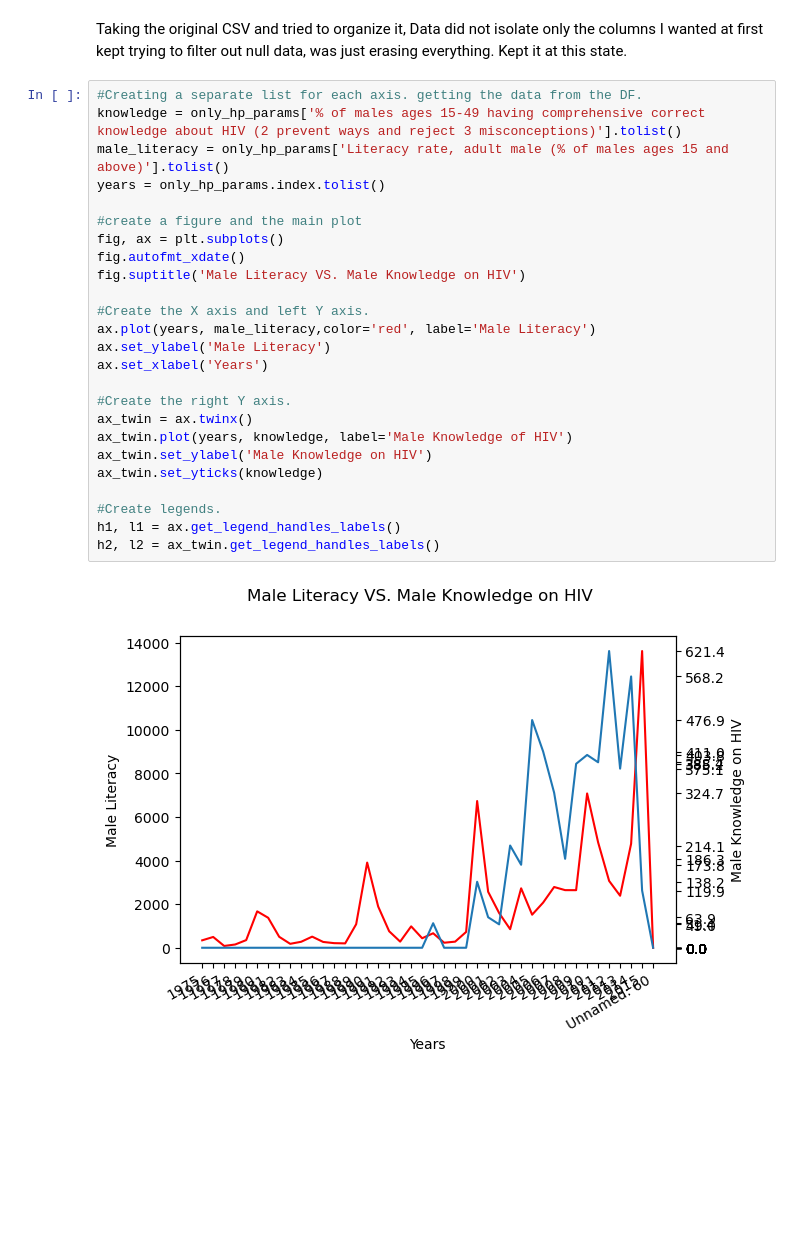
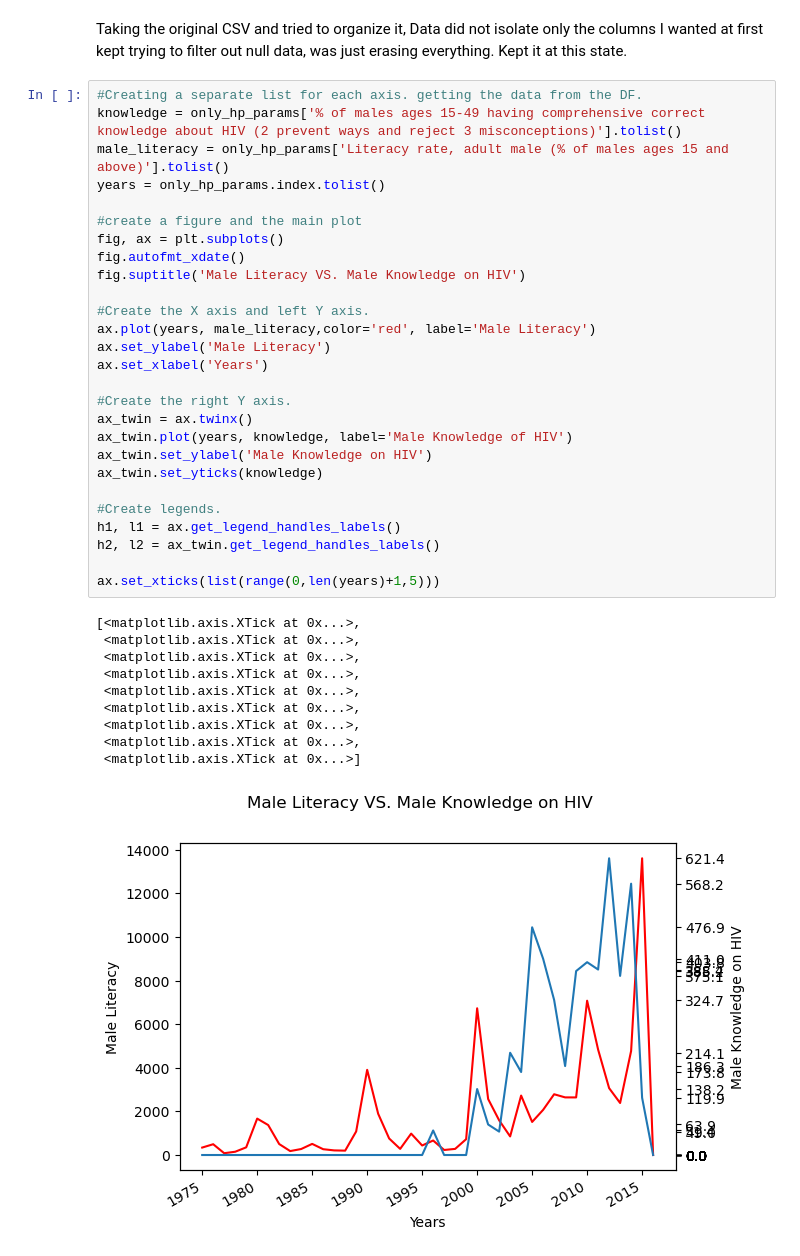
Before and after one commit to GreeneKP/helth_is_cool_eda, a Jupyter notebook: data/dualaxis.ipynb, the cells around one changed output. Drawn from its saved outputs; the diff is of its cells as text; blank space fills up the shorter version.

```diff
--- a/data/dualaxis.ipynb
+++ b/data/dualaxis.ipynb
@@ -43,27 +43,38 @@ Taking the original CSV and tried to organize it, Data did not isolate only the
 # %%
 #Creating a separate list for each axis. getting the data from the DF.
 knowledge = only_hp_params['% of males ages 15-49 having comprehensive correct knowledge about HIV (2 prevent ways and reject 3 misconceptions)'].tolist()
 male_literacy = only_hp_params['Literacy rate, adult male (% of males ages 15 and above)'].tolist()
 years = only_hp_params.index.tolist()
 
 #create a figure and the main plot
 fig, ax = plt.subplots()
 fig.autofmt_xdate()
 fig.suptitle('Male Literacy VS. Male Knowledge on HIV')
 
 #Create the X axis and left Y axis.
 ax.plot(years, male_literacy,color='red', label='Male Literacy')
 ax.set_ylabel('Male Literacy')
 ax.set_xlabel('Years')
 
 #Create the right Y axis.
 ax_twin = ax.twinx()
 ax_twin.plot(years, knowledge, label='Male Knowledge of HIV')
 ax_twin.set_ylabel('Male Knowledge on HIV')
 ax_twin.set_yticks(knowledge)
 
 #Create legends.
 h1, l1 = ax.get_legend_handles_labels()
 h2, l2 = ax_twin.get_legend_handles_labels()
+
+ax.set_xticks(list(range(0,len(years)+1,5)))
 # %% [output]
+[<matplotlib.axis.XTick at 0x...>,
+ <matplotlib.axis.XTick at 0x...>,
+ <matplotlib.axis.XTick at 0x...>,
+ <matplotlib.axis.XTick at 0x...>,
+ <matplotlib.axis.XTick at 0x...>,
+ <matplotlib.axis.XTick at 0x...>,
+ <matplotlib.axis.XTick at 0x...>,
+ <matplotlib.axis.XTick at 0x...>,
+ <matplotlib.axis.XTick at 0x...>]
-[figure, old version]
+[figure, new version]
```
